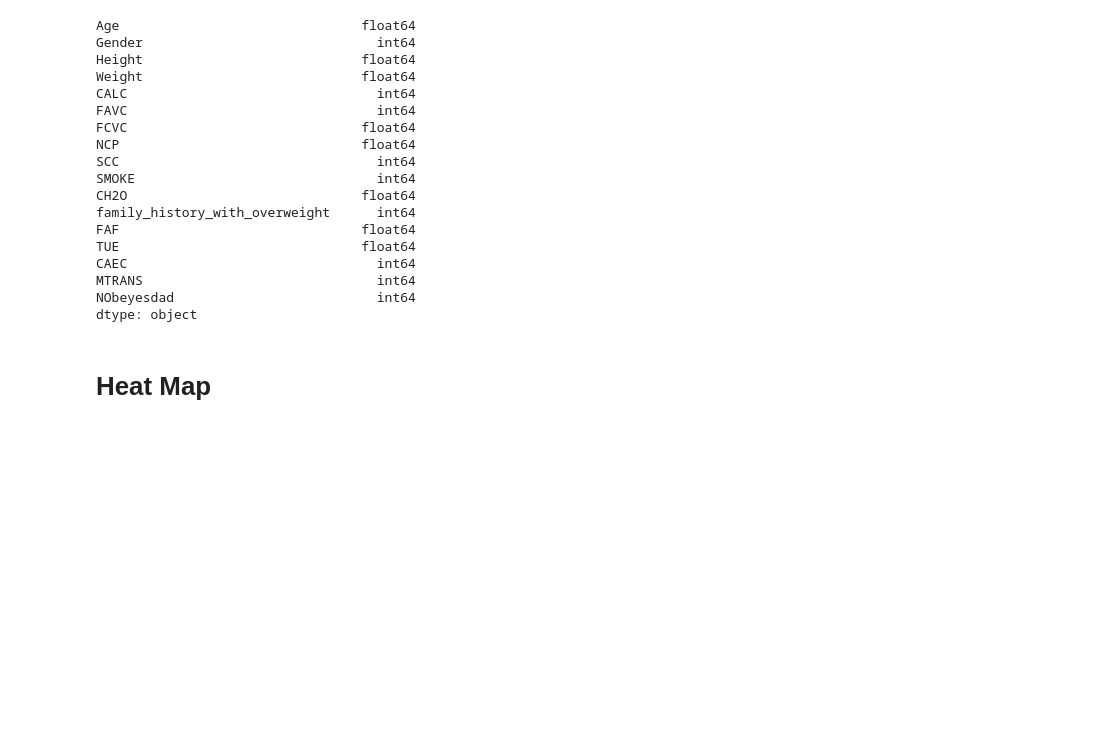
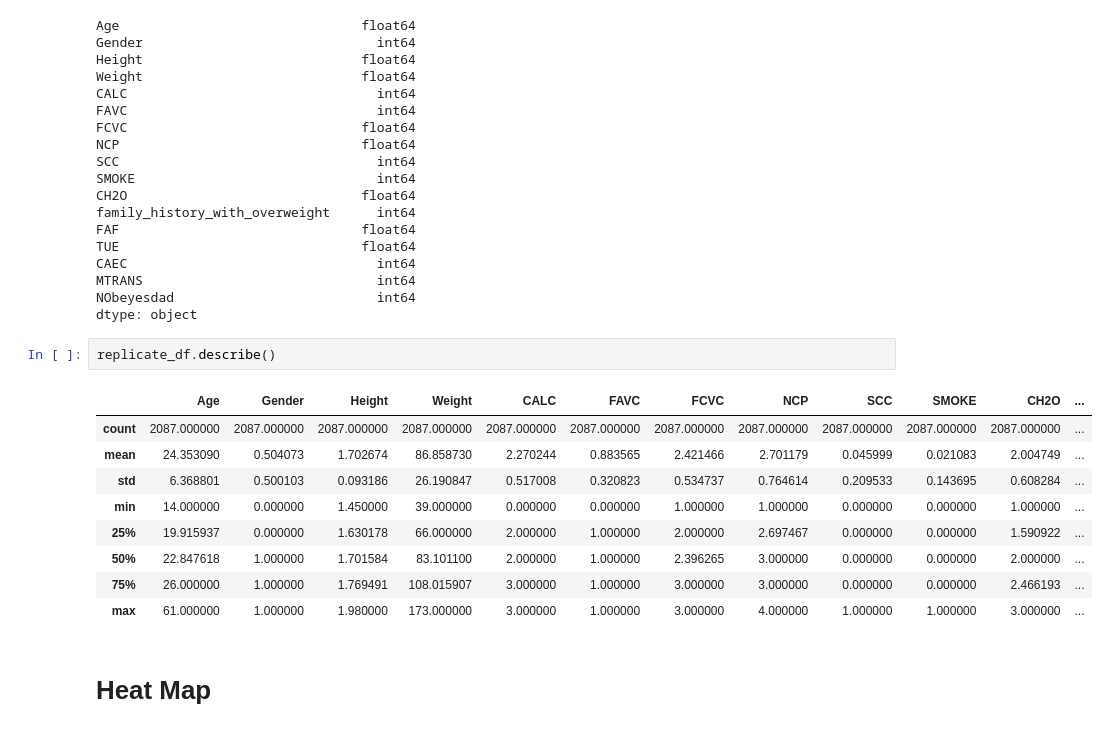
Before and after one commit to MaukanMir/Obesity-Classifier-Part-Two-, a Jupyter notebook: training.ipynb, the cells around one changed output. Cells and saved outputs as stored; diff of their text form; blank space fills up the shorter version.

```diff
--- a/training.ipynb
+++ b/training.ipynb
@@ -360,6 +360,18 @@ CAEC                                int64
 MTRANS                              int64
 NObeyesdad                          int64
 dtype: object
+# %%
+replicate_df.describe()
+# %% [output]
+|  | Age | Gender | Height | Weight | CALC | FAVC | FCVC | NCP | SCC | SMOKE | CH2O | ... |
+| count | 2087.000000 | 2087.000000 | 2087.000000 | 2087.000000 | 2087.000000 | 2087.000000 | 2087.000000 | 2087.000000 | 2087.000000 | 2087.000000 | 2087.000000 | ... |
+| mean | 24.353090 | 0.504073 | 1.702674 | 86.858730 | 2.270244 | 0.883565 | 2.421466 | 2.701179 | 0.045999 | 0.021083 | 2.004749 | ... |
+| std | 6.368801 | 0.500103 | 0.093186 | 26.190847 | 0.517008 | 0.320823 | 0.534737 | 0.764614 | 0.209533 | 0.143695 | 0.608284 | ... |
+| min | 14.000000 | 0.000000 | 1.450000 | 39.000000 | 0.000000 | 0.000000 | 1.000000 | 1.000000 | 0.000000 | 0.000000 | 1.000000 | ... |
+| 25% | 19.915937 | 0.000000 | 1.630178 | 66.000000 | 2.000000 | 1.000000 | 2.000000 | 2.697467 | 0.000000 | 0.000000 | 1.590922 | ... |
+| 50% | 22.847618 | 1.000000 | 1.701584 | 83.101100 | 2.000000 | 1.000000 | 2.396265 | 3.000000 | 0.000000 | 0.000000 | 2.000000 | ... |
+| 75% | 26.000000 | 1.000000 | 1.769491 | 108.015907 | 3.000000 | 1.000000 | 3.000000 | 3.000000 | 0.000000 | 0.000000 | 2.466193 | ... |
+| max | 61.000000 | 1.000000 | 1.980000 | 173.000000 | 3.000000 | 1.000000 | 3.000000 | 4.000000 | 1.000000 | 1.000000 | 3.000000 | ... |
 # %% [markdown]
 # Heat Map
 # %%
```
Also changed, not shown: parts of 2 cells of this notebook.
